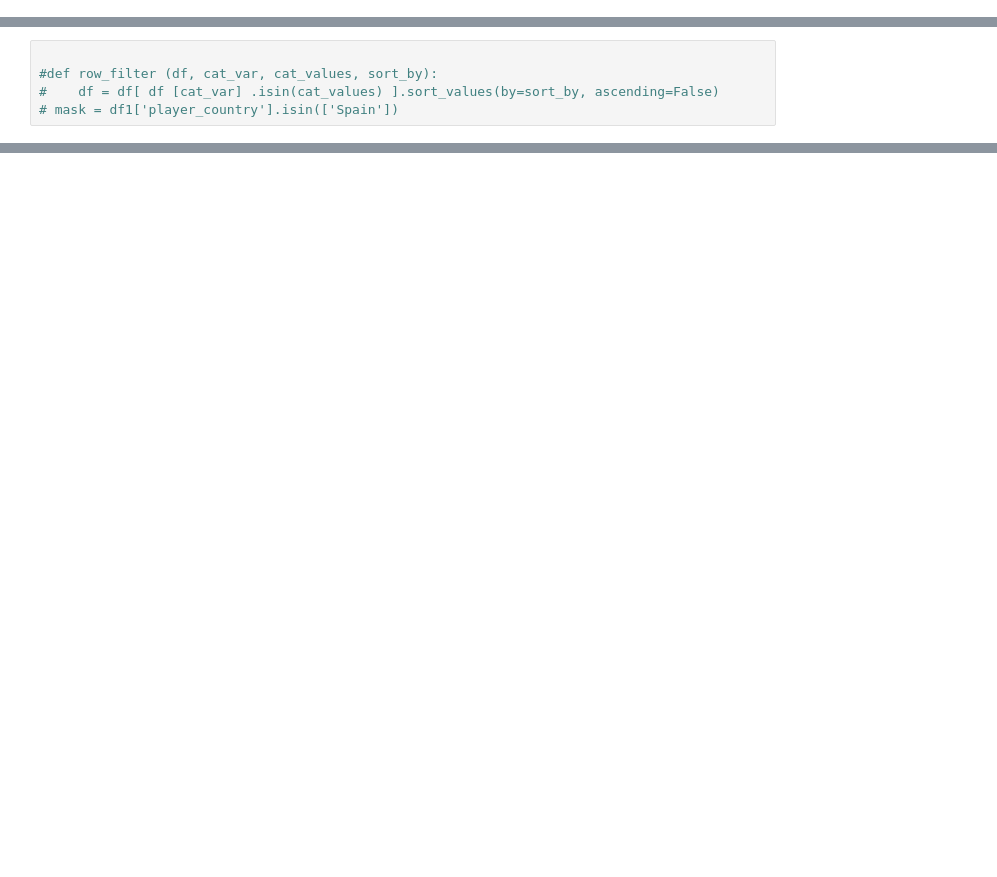
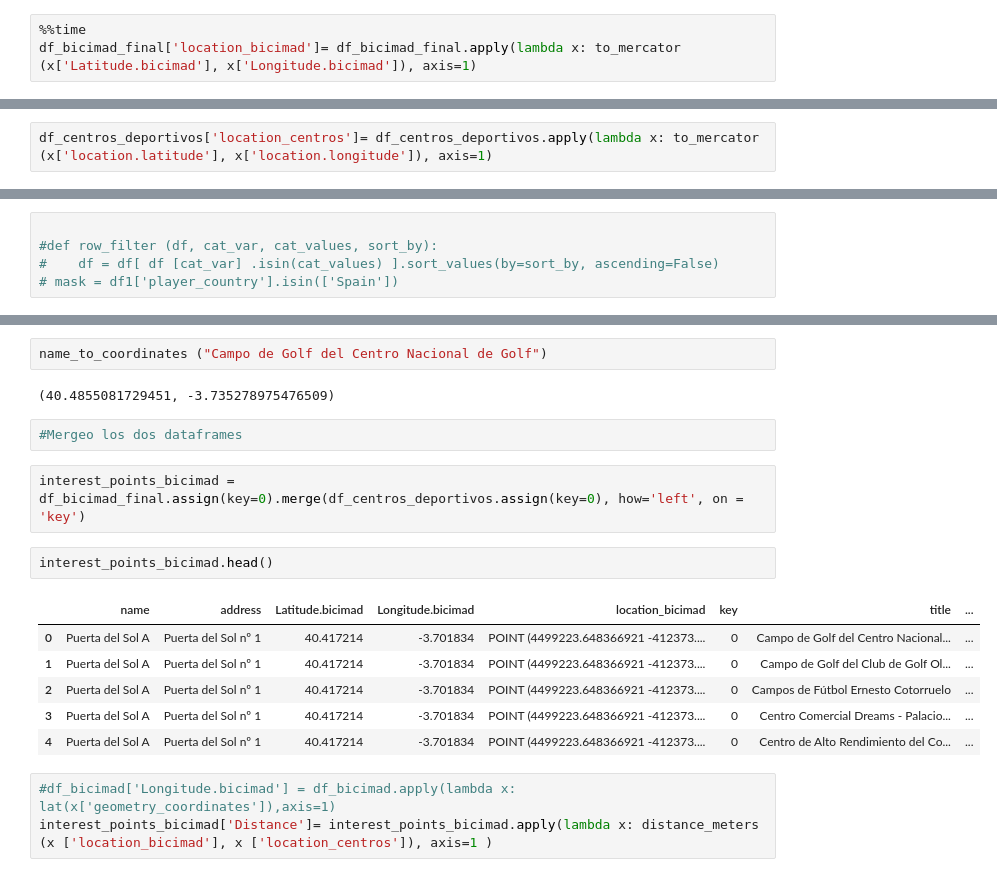
Before and after one commit to Izaskunastrain/ih_datamadpt1121_project_m1, a Jupyter notebook: p_analysis/ALL.ipynb, the cells around one changed output, grey strips where cells are left out. Drawn from its saved outputs; the diff is of its cells as text; blank space fills up the shorter version.

Commit message:
distance_calculated

```diff
--- a/p_analysis/ALL.ipynb
+++ b/p_analysis/ALL.ipynb
@@ -53,0 +72,3 @@ See the caveats in the documentation: https://pandas.pydata.org/pandas-docs/stab
+# %%
+%%time
+df_bicimad_final['location_bicimad']= df_bicimad_final.apply(lambda x: to_mercator (x['Latitude.bicimad'], x['Longitude.bicimad']), axis=1)
@@ -73,3 +109,5 @@ df_centros_deportivos
 | 609 | Polideportivo Antonio Magariños | CALLE SERRANO 129 | 40.442522 | -3.686096 |
 | 610 | WiZink Center | CALLE JORGE JUAN 99 Avenida de Fe... | 40.423284 | -3.672104 |
 611 rows × 4 columns
+# %%
+df_centros_deportivos['location_centros']= df_centros_deportivos.apply(lambda x: to_mercator (x['location.latitude'], x['location.longitude']), axis=1)
@@ -101,0 +182,20 @@ df_ti
+# %%
+name_to_coordinates ("Campo de Golf del Centro Nacional de Golf")
+# %% [output]
+(40.4855081729451, -3.735278975476509)
+# %%
+#Mergeo los dos dataframes
+# %%
+interest_points_bicimad = df_bicimad_final.assign(key=0).merge(df_centros_deportivos.assign(key=0), how='left', on = 'key')
+# %%
+interest_points_bicimad.head()
+# %% [output]
+|  | name | address | Latitude.bicimad | Longitude.bicimad | location_bicimad | key | title | ... |
+| 0 | Puerta del Sol A | Puerta del Sol nº 1 | 40.417214 | -3.701834 | POINT (4499223.648366921 -412373.... | 0 | Campo de Golf del Centro Nacional... | ... |
+| 1 | Puerta del Sol A | Puerta del Sol nº 1 | 40.417214 | -3.701834 | POINT (4499223.648366921 -412373.... | 0 | Campo de Golf del Club de Golf Ol... | ... |
+| 2 | Puerta del Sol A | Puerta del Sol nº 1 | 40.417214 | -3.701834 | POINT (4499223.648366921 -412373.... | 0 | Campos de Fútbol Ernesto Cotorruelo | ... |
+| 3 | Puerta del Sol A | Puerta del Sol nº 1 | 40.417214 | -3.701834 | POINT (4499223.648366921 -412373.... | 0 | Centro Comercial Dreams - Palacio... | ... |
+| 4 | Puerta del Sol A | Puerta del Sol nº 1 | 40.417214 | -3.701834 | POINT (4499223.648366921 -412373.... | 0 | Centro de Alto Rendimiento del Co... | ... |
+# %%
+#df_bicimad['Longitude.bicimad'] = df_bicimad.apply(lambda x: lat(x['geometry_coordinates']),axis=1)
+interest_points_bicimad['Distance']= interest_points_bicimad.apply(lambda x: distance_meters (x ['location_bicimad'], x ['location_centros']), axis=1 )
```
Also changed, not shown: parts of 20 cells of this notebook, 1 other file.
